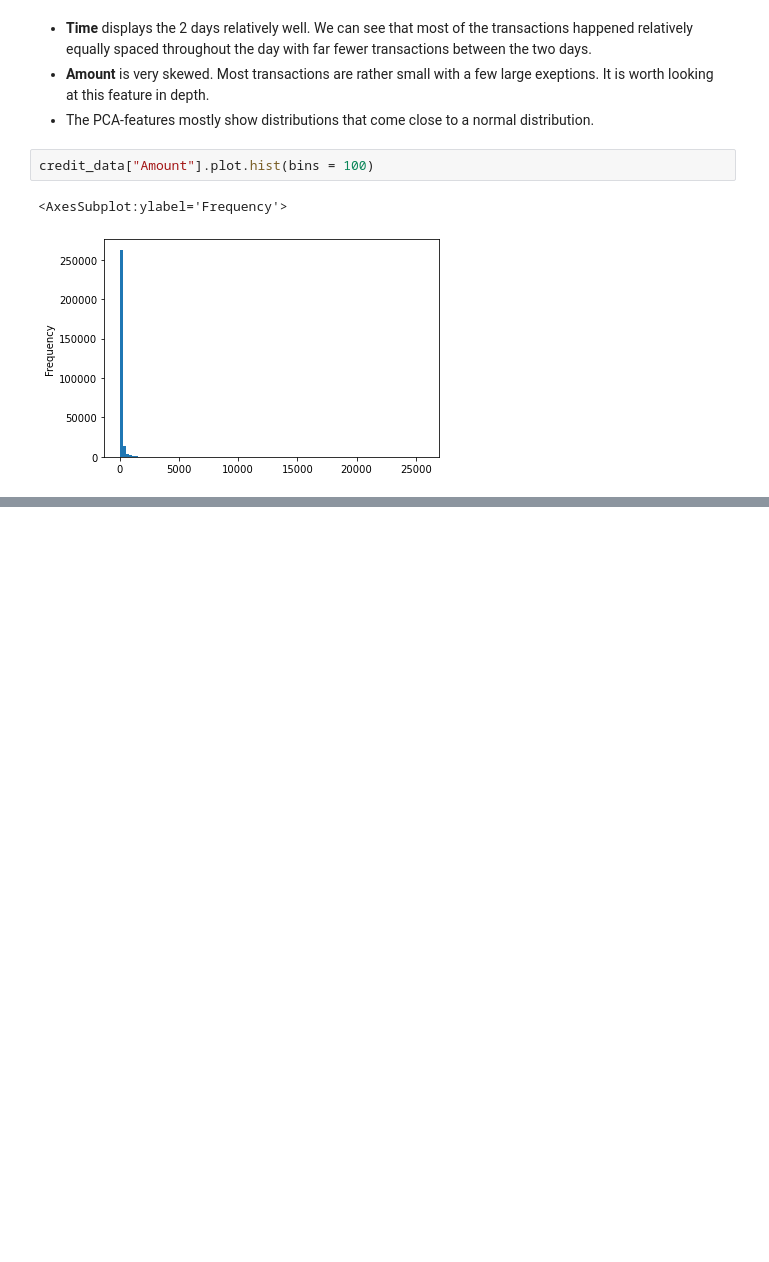
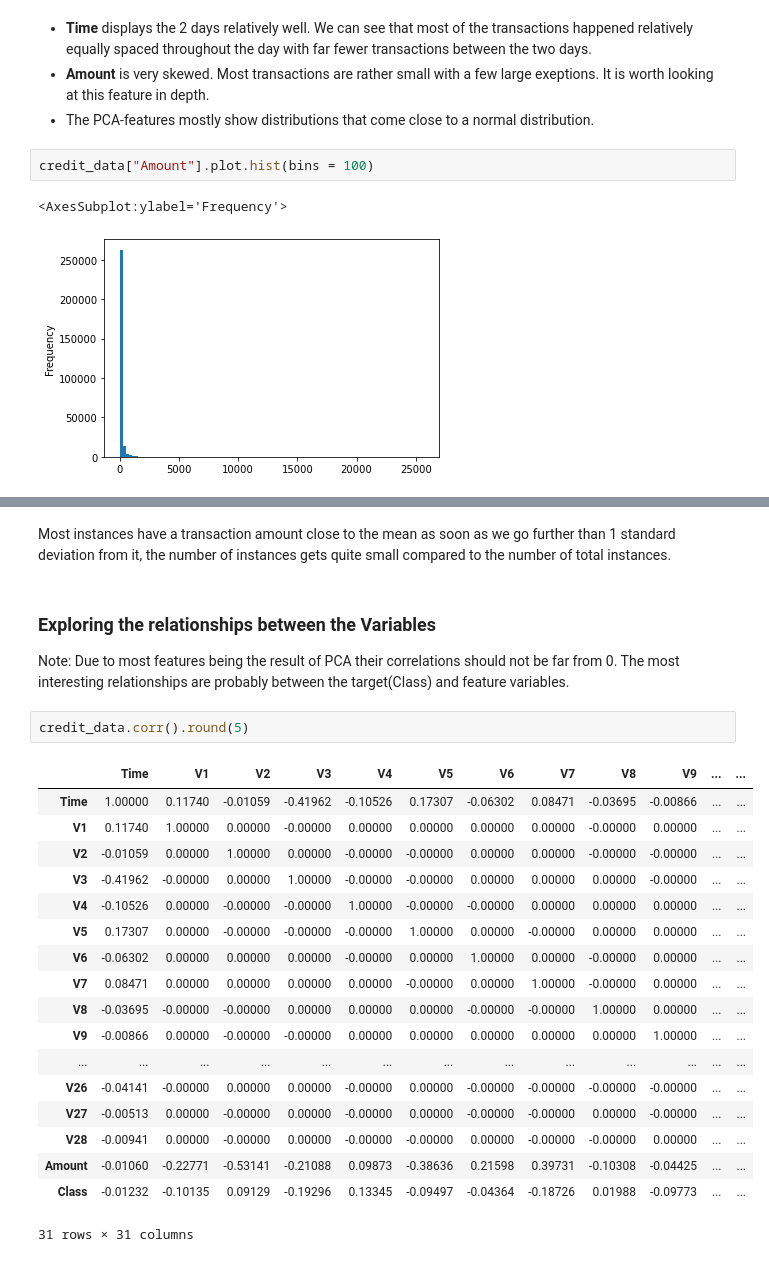
Before and after one commit to MerlinSchaefer/fraud_dectection, a Jupyter notebook: Data Exploration.ipynb, the cells around one changed output, grey strips where cells are left out. Drawn from its saved outputs; the diff is of its cells as text; blank space fills up the shorter version.

Commit message:
finish data exploration

```diff
--- a/Data Exploration.ipynb
+++ b/Data Exploration.ipynb
@@ -182,0 +156,28 @@ credit_data[credit_data["Amount"] > (credit_data["Amount"].mean() + 3*credit_dat
+# %% [markdown]
+Most instances have a transaction amount close to the mean as soon as we go further than 1 standard deviation from it, the number of instances gets quite small compared to the number of total instances.
+# %% [markdown]
+### Exploring the relationships between the Variables
+
+Note: Due to most features being the result of PCA their correlations should not be far from 0.
+The most interesting relationships are probably between the target(Class) and feature variables.
+# %%
+credit_data.corr().round(5)
+# %% [output]
+|  | Time | V1 | V2 | V3 | V4 | V5 | V6 | V7 | V8 | V9 | ... | ... |
+| Time | 1.00000 | 0.11740 | -0.01059 | -0.41962 | -0.10526 | 0.17307 | -0.06302 | 0.08471 | -0.03695 | -0.00866 | ... | ... |
+| V1 | 0.11740 | 1.00000 | 0.00000 | -0.00000 | 0.00000 | 0.00000 | 0.00000 | 0.00000 | -0.00000 | 0.00000 | ... | ... |
+| V2 | -0.01059 | 0.00000 | 1.00000 | 0.00000 | -0.00000 | -0.00000 | 0.00000 | 0.00000 | -0.00000 | -0.00000 | ... | ... |
+| V3 | -0.41962 | -0.00000 | 0.00000 | 1.00000 | -0.00000 | -0.00000 | 0.00000 | 0.00000 | 0.00000 | -0.00000 | ... | ... |
+| V4 | -0.10526 | 0.00000 | -0.00000 | -0.00000 | 1.00000 | -0.00000 | -0.00000 | 0.00000 | 0.00000 | 0.00000 | ... | ... |
+| V5 | 0.17307 | 0.00000 | -0.00000 | -0.00000 | -0.00000 | 1.00000 | 0.00000 | -0.00000 | 0.00000 | 0.00000 | ... | ... |
+| V6 | -0.06302 | 0.00000 | 0.00000 | 0.00000 | -0.00000 | 0.00000 | 1.00000 | 0.00000 | -0.00000 | 0.00000 | ... | ... |
+| V7 | 0.08471 | 0.00000 | 0.00000 | 0.00000 | 0.00000 | -0.00000 | 0.00000 | 1.00000 | -0.00000 | 0.00000 | ... | ... |
+| V8 | -0.03695 | -0.00000 | -0.00000 | 0.00000 | 0.00000 | 0.00000 | -0.00000 | -0.00000 | 1.00000 | 0.00000 | ... | ... |
+| V9 | -0.00866 | 0.00000 | -0.00000 | -0.00000 | 0.00000 | 0.00000 | 0.00000 | 0.00000 | 0.00000 | 1.00000 | ... | ... |
+| ... | ... | ... | ... | ... | ... | ... | ... | ... | ... | ... | ... | ... |
+| V26 | -0.04141 | -0.00000 | 0.00000 | 0.00000 | -0.00000 | 0.00000 | -0.00000 | -0.00000 | -0.00000 | -0.00000 | ... | ... |
+| V27 | -0.00513 | 0.00000 | -0.00000 | 0.00000 | -0.00000 | 0.00000 | -0.00000 | -0.00000 | 0.00000 | -0.00000 | ... | ... |
+| V28 | -0.00941 | 0.00000 | -0.00000 | 0.00000 | -0.00000 | -0.00000 | 0.00000 | -0.00000 | -0.00000 | 0.00000 | ... | ... |
+| Amount | -0.01060 | -0.22771 | -0.53141 | -0.21088 | 0.09873 | -0.38636 | 0.21598 | 0.39731 | -0.10308 | -0.04425 | ... | ... |
+| Class | -0.01232 | -0.10135 | 0.09129 | -0.19296 | 0.13345 | -0.09497 | -0.04364 | -0.18726 | 0.01988 | -0.09773 | ... | ... |
+31 rows × 31 columns
```
Also changed, not shown: parts of 16 cells of this notebook.
